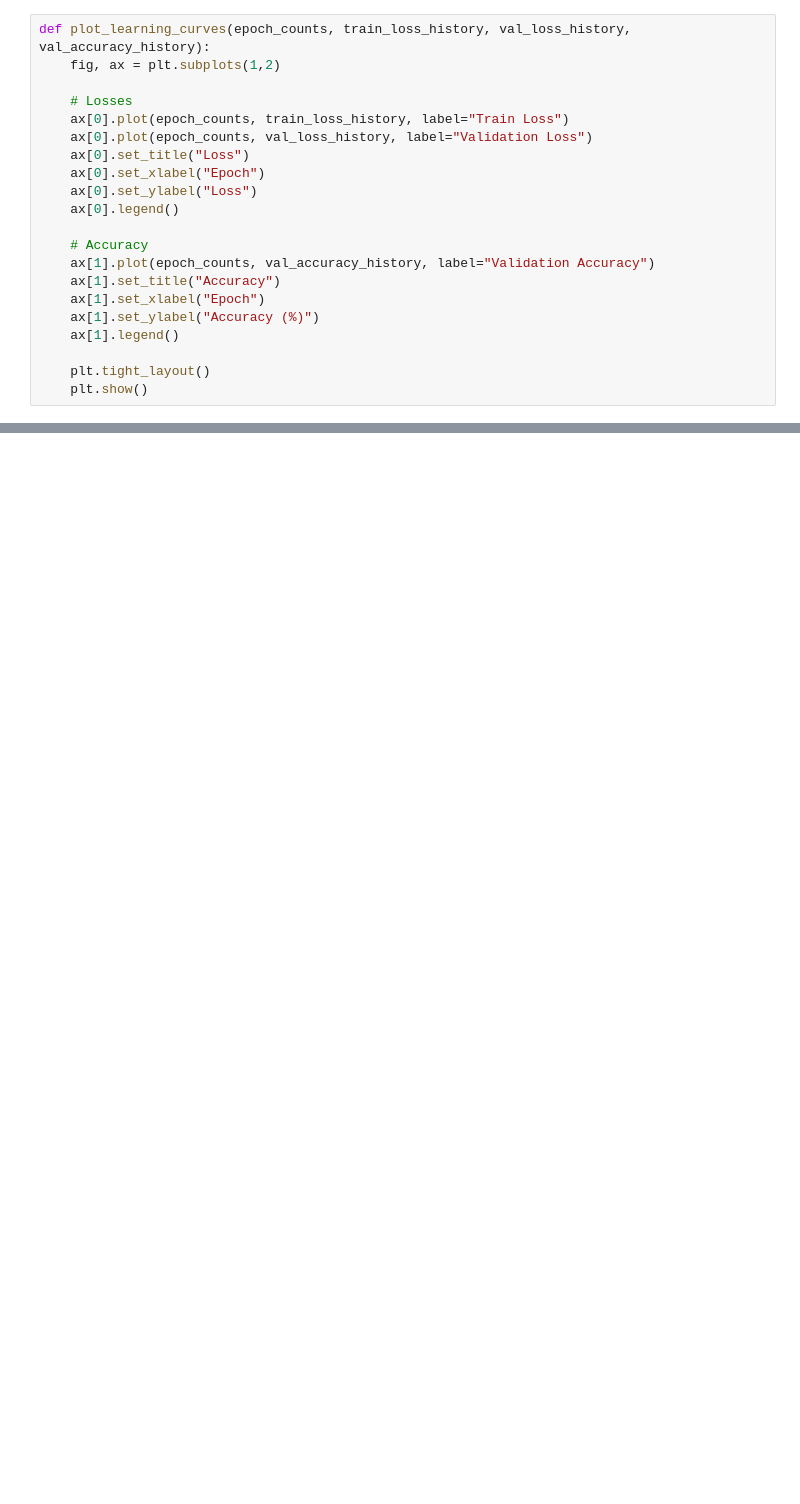
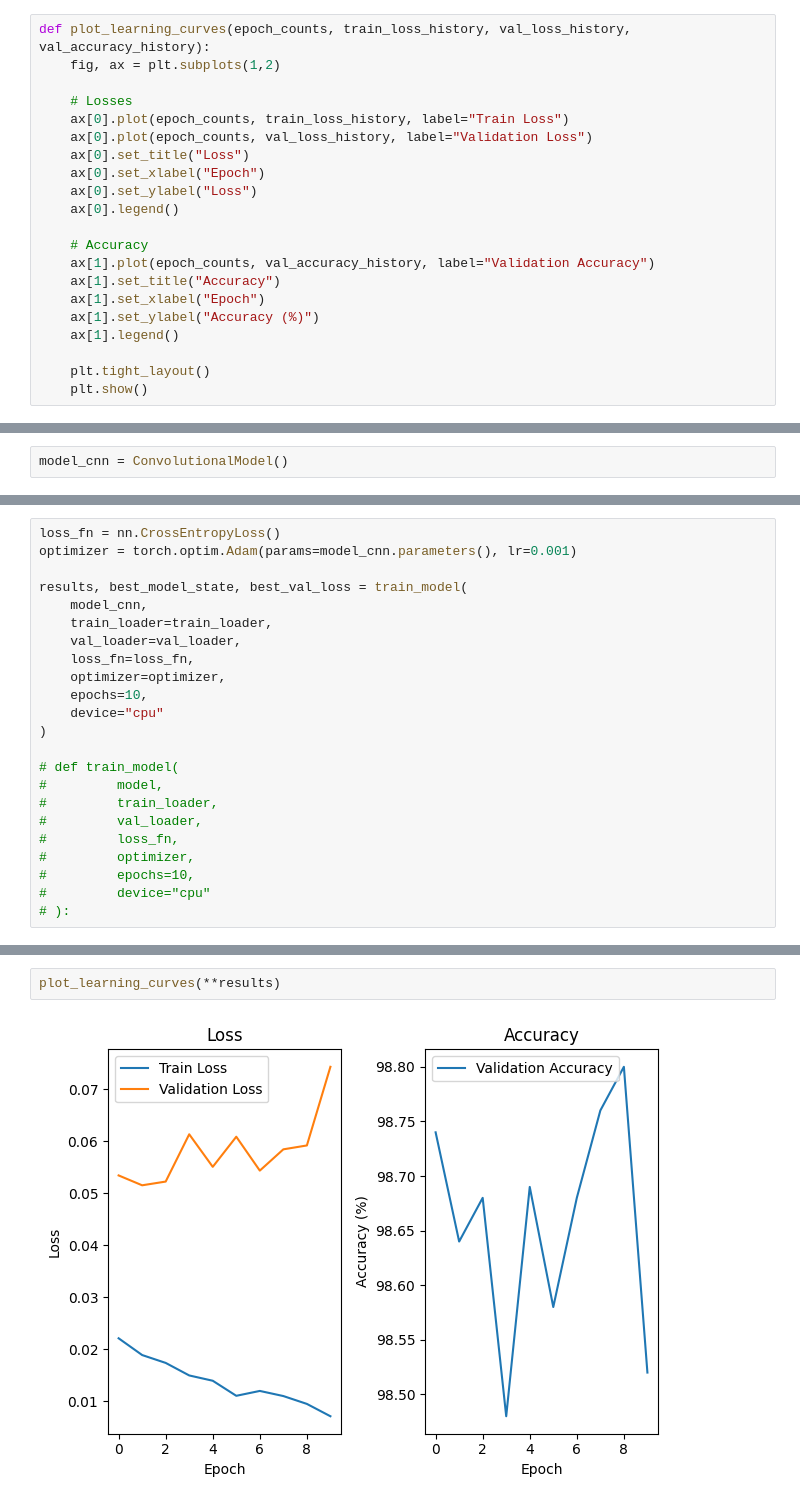
Before and after one commit to SarveshMD/colab-notebooks, a Jupyter notebook: mnist_pytorch.ipynb, the cells around one changed output, grey strips where cells are left out. Saved outputs shown, nothing was run; the diff lists cells and outputs as text; blank space fills up the shorter version.

Commit message:
played around with multiple CNN architectures and optimizers

```diff
--- a/mnist_pytorch.ipynb
+++ b/mnist_pytorch.ipynb
@@ -274,0 +320,2 @@ weighted avg       0.98      0.98      0.98     10000
+# %%
+model_cnn = ConvolutionalModel()
@@ -274,0 +335,23 @@ weighted avg       0.98      0.98      0.98     10000
+# %%
+loss_fn = nn.CrossEntropyLoss()
+optimizer = torch.optim.Adam(params=model_cnn.parameters(), lr=0.001)
+
+results, best_model_state, best_val_loss = train_model(
+    model_cnn,
+    train_loader=train_loader,
+    val_loader=val_loader,
+    loss_fn=loss_fn,
+    optimizer=optimizer,
+    epochs=10,
+    device="cpu"
+)
+
+# def train_model(
+#         model,
+#         train_loader,
+#         val_loader,
+#         loss_fn,
+#         optimizer,
+#         epochs=10,
+#         device="cpu"
+# ):
@@ -274,0 +371,4 @@ weighted avg       0.98      0.98      0.98     10000
+# %%
+plot_learning_curves(**results)
+# %% [output]
+[figure, added]
```
Also changed, not shown: parts of 30 cells of this notebook.
